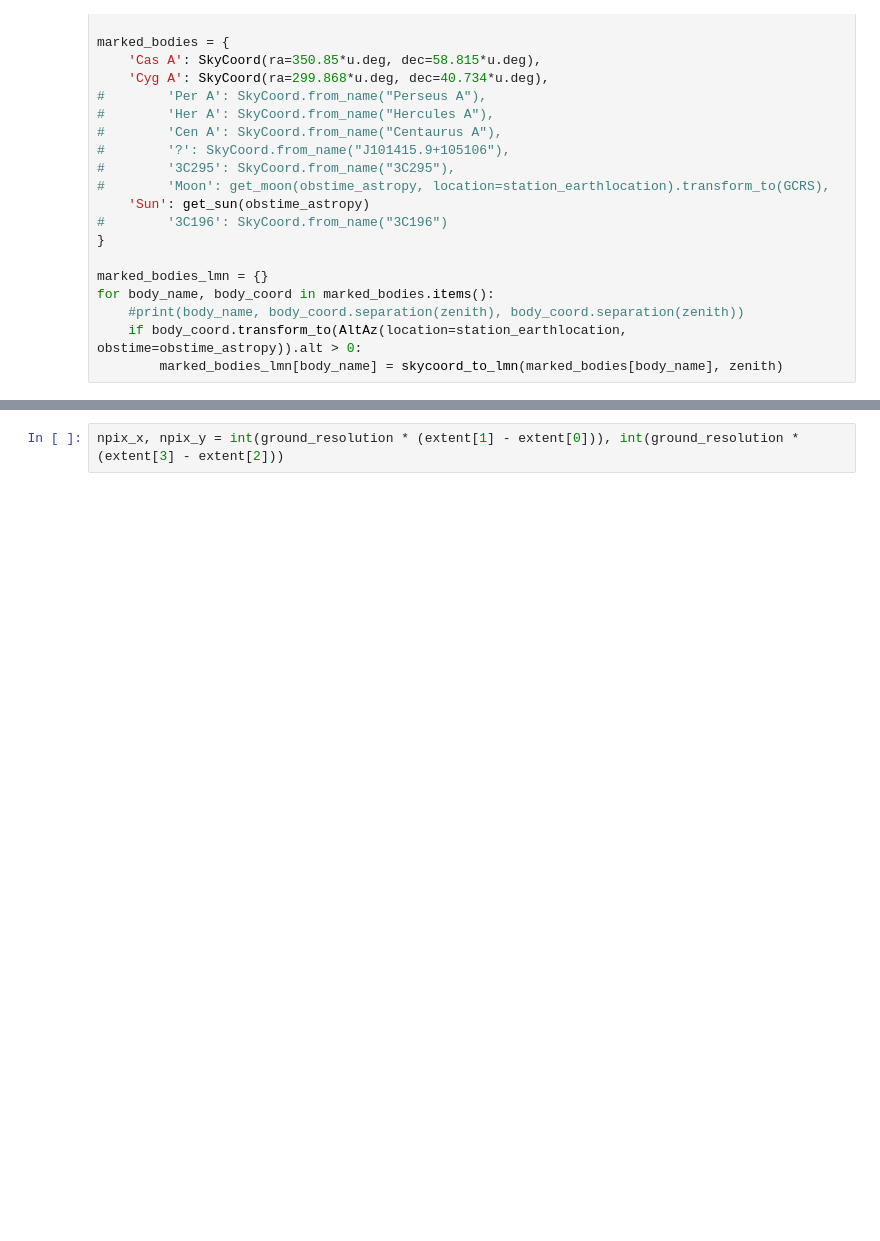
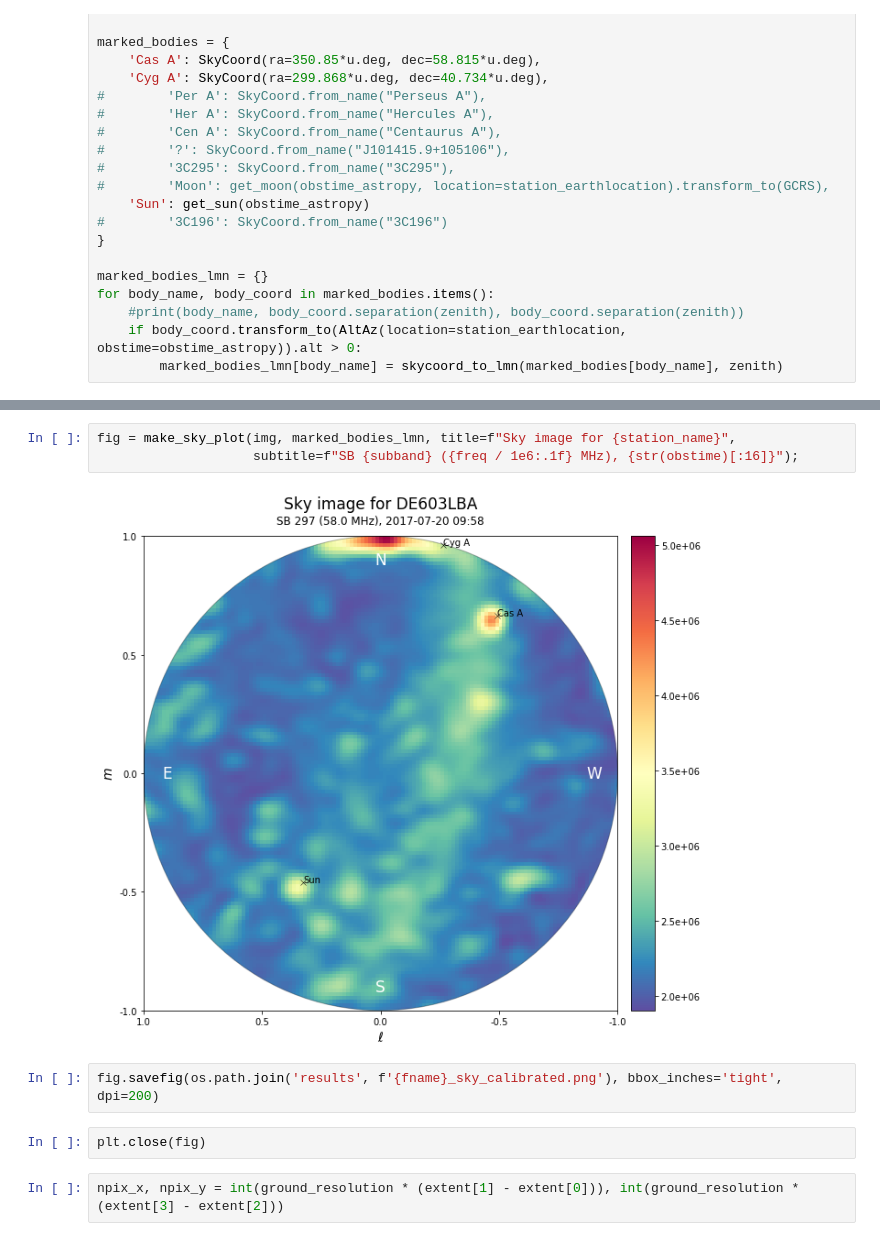
Before and after one commit to lofar-astron/lofarimaging, a Jupyter notebook: LOFAR LBA imaging tutorial v4.ipynb, the cells around one changed output, grey strips where cells are left out. Drawn from its saved outputs; the diff is of its cells as text; blank space fills up the shorter version.

```diff
--- a/LOFAR LBA imaging tutorial v4.ipynb
+++ b/LOFAR LBA imaging tutorial v4.ipynb
@@ -308,3 +270,12 @@ plt.savefig(f'results/{fname}_sky_calibrated.png', bbox_inches='tight', dpi=200)
+# %%
+fig = make_sky_plot(img, marked_bodies_lmn, title=f"Sky image for {station_name}",
+                    subtitle=f"SB {subband} ({freq / 1e6:.1f} MHz), {str(obstime)[:16]}");
+# %% [output]
+[figure, added]
+# %%
+fig.savefig(os.path.join('results', f'{fname}_sky_calibrated.png'), bbox_inches='tight', dpi=200)
+# %%
+plt.close(fig)
 # %%
 npix_x, npix_y = int(ground_resolution * (extent[1] - extent[0])), int(ground_resolution * (extent[3] - extent[2]))
 # %%
```
Also changed, not shown: parts of 4 cells of this notebook, 1 other file.
